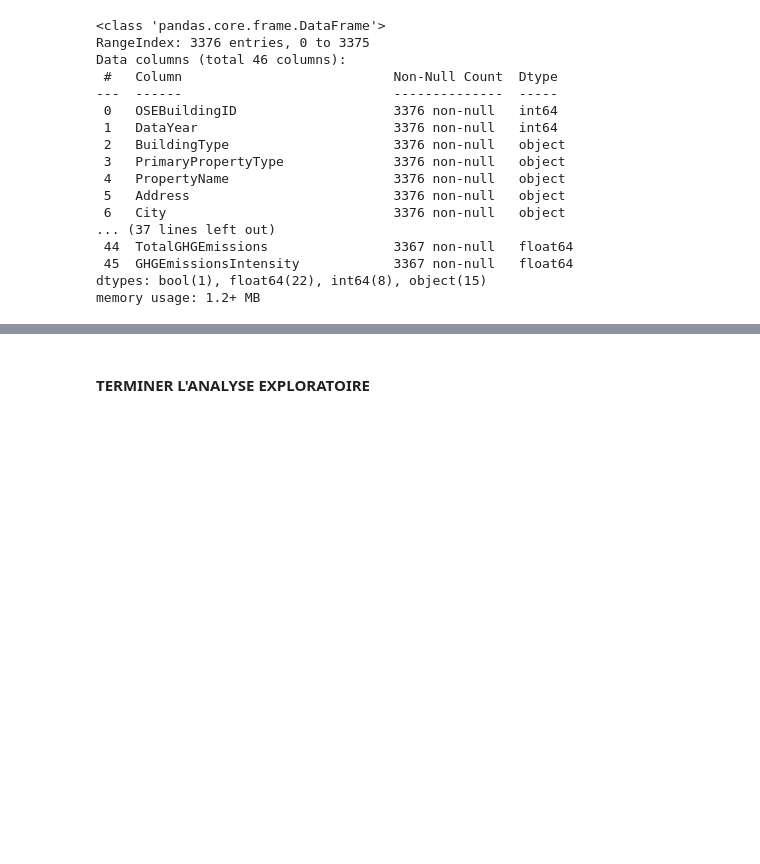
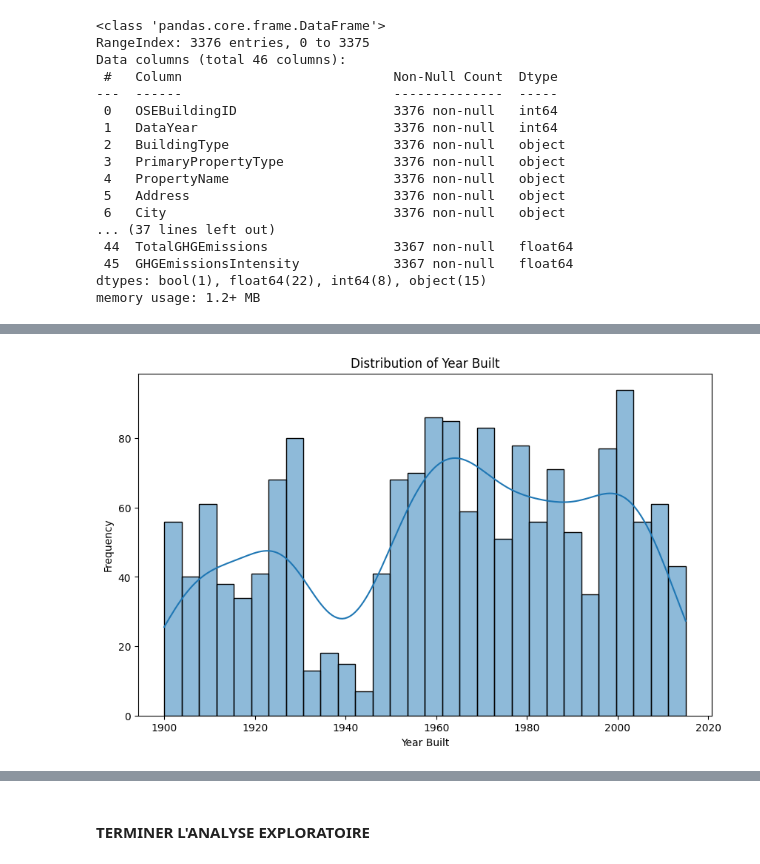
Before and after one commit to Tarek-D/P6, a Jupyter notebook: notebooks/modelistation_supervisee.ipynb, the cells around one changed output, grey strips where cells are left out. Saved outputs shown, nothing was run; the diff lists cells and outputs as text; code cells hidden in the pictures; blank space fills up the shorter version.

```diff
--- a/notebooks/modelistation_supervisee.ipynb
+++ b/notebooks/modelistation_supervisee.ipynb
@@ -44,0 +155,3 @@ memory usage: 1.2+ MB
+# %%
+# On crée une liste de potentielles features pour la modélisation
+potential_features = ['LargestPropertyUseType']
@@ -44,0 +174,4 @@ memory usage: 1.2+ MB
+# %%
+# On ajoute ces variables aux potentielles features et on supprime les valeurs manquantes
+potential_features.extend(['SteamUse(kBtu)', 'Electricity(kWh)', 'NaturalGas(therms)'])
+building_consumption = building_consumption.dropna(subset=potential_features)
@@ -44,0 +182,10 @@ memory usage: 1.2+ MB
+# %%
+# Visualisation de la distribution de YearBuilt
+plt.figure(figsize=(10,6))
+sns.histplot(building_consumption['YearBuilt'], bins=30, kde=True)
+plt.title('Distribution of Year Built')
+plt.xlabel('Year Built')
+plt.ylabel('Frequency')
+plt.show()
+# %% [output]
+[figure, added]
```
Also changed, not shown: parts of 16 cells of this notebook.
